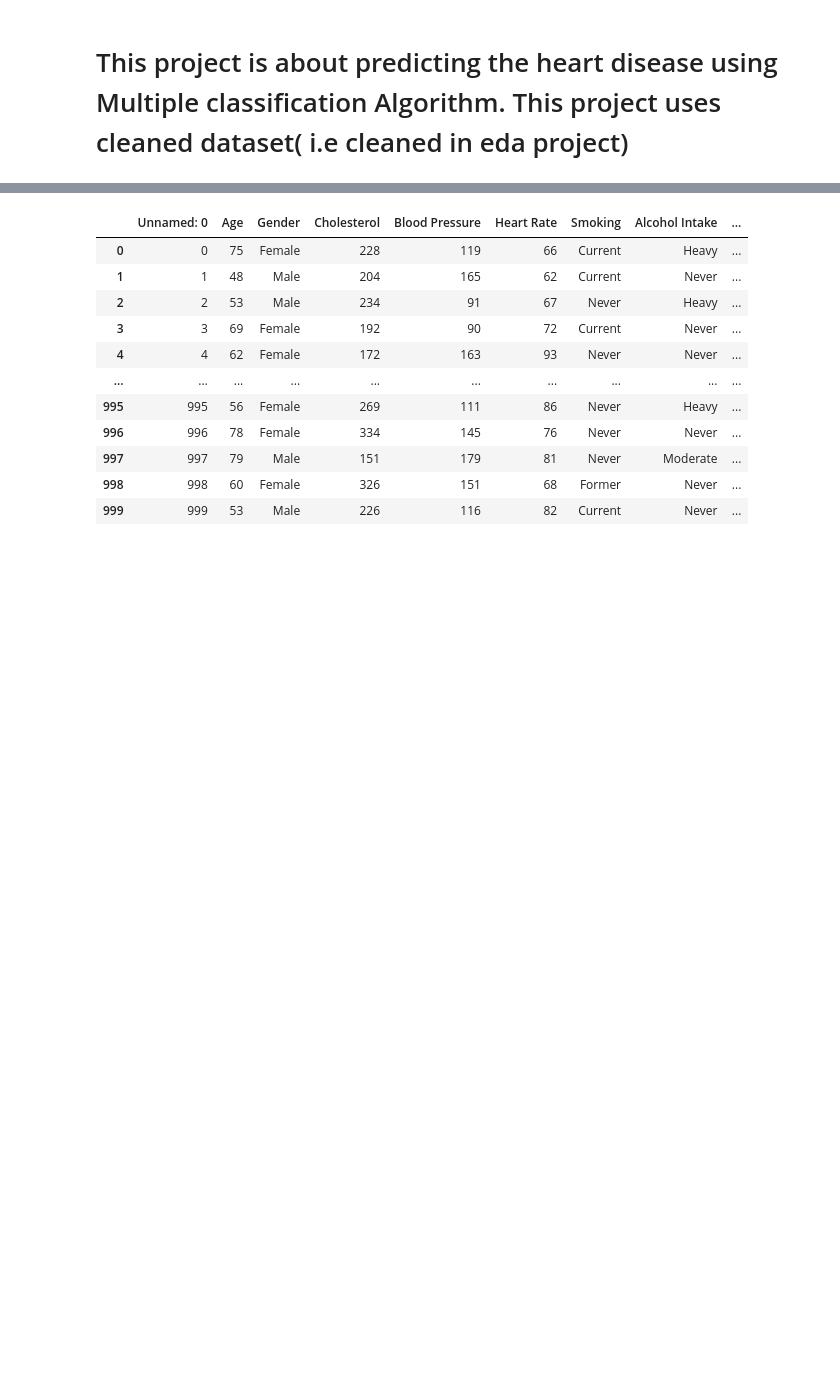
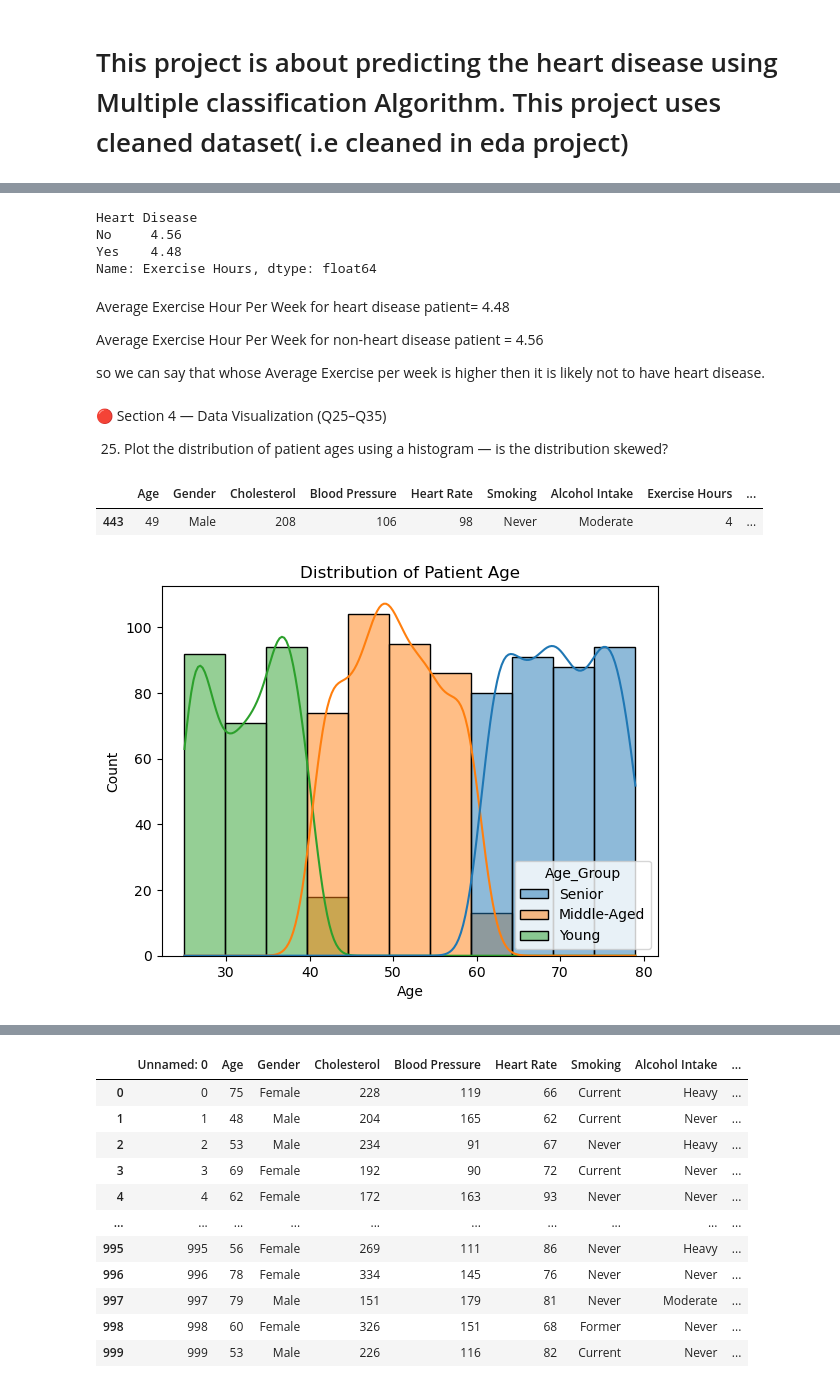
Before and after one commit to bikashsahani/heart-disease-prediction, a Jupyter notebook: heart_disease_prediction.ipynb, the cells around one changed output, grey strips where cells are left out. Drawn from its saved outputs; the diff is of its cells as text; code cells hidden in the pictures; blank space fills up the shorter version.

```diff
--- a/heart_disease_prediction.ipynb
+++ b/heart_disease_prediction.ipynb
@@ -5,0 +427,4 @@ import numpy as np
+# %%
+data = handle_outliers_with_median(data,'Cholesterol')
+data = handle_outliers_with_median(data,'Blood Sugar')
+data = handle_outliers_with_median(data,'Heart Rate')
@@ -5,0 +437,4 @@ import numpy as np
+# %%
+data.loc[((data['Age']>=25) & (data['Age']<=40)),'Age_Group'] = 'Young'
+data.loc[((data['Age']>=41) & (data['Age']<=60)),'Age_Group'] = 'Middle-Aged'
+data.loc[(data['Age']>=61) & (data['Age']<=79),'Age_Group'] = 'Senior'
@@ -5,0 +451,5 @@ import numpy as np
+# %%
+# data.loc[condition,'column_name'] = "catagory_name"
+data.loc[(data['Cholesterol']<200),'Cholesterol_Category'] = 'Normal'
+data.loc[(data['Cholesterol']>=200) & (data['Cholesterol']<=239), 'Cholesterol_Category'] = 'Borderline'
+data.loc[(data['Cholesterol']>=240),'Cholesterol_Category'] = 'High'
@@ -5,0 +466,4 @@ import numpy as np
+# %%
+data.loc[(data['Blood Pressure']<120),'BP_Category'] = 'Normal'
+data.loc[(data['Blood Pressure']>=120) & (data['Blood Pressure']<=129),'BP_Category'] = 'Elevated'
+data.loc[(data['Blood Pressure']>=130), 'BP_Category'] = 'High'
@@ -5,0 +617,17 @@ import numpy as np
+# %%
+data.groupby('Heart Disease')['Exercise Hours'].mean().round(2)
+# %% [output]
+Heart Disease
+No     4.56
+Yes    4.48
+Name: Exercise Hours, dtype: float64
+# %% [markdown]
+Average Exercise Hour Per Week for heart disease patient= 4.48
+
+Average Exercise Hour Per Week for non-heart disease patient = 4.56
+
+so we can say that whose Average Exercise per week is higher then it is likely not to have heart disease.
+# %% [markdown]
+🔴 Section 4 — Data Visualization (Q25–Q35)
+
+25. Plot the distribution of patient ages using a histogram — is the distribution skewed?
@@ -5,0 +637,16 @@ import numpy as np
+# %%
+data.sample()
+# %% [output]
+|  | Age | Gender | Cholesterol | Blood Pressure | Heart Rate | Smoking | Alcohol Intake | Exercise Hours | ... |
+| 443 | 49 | Male | 208 | 106 | 98 | Never | Moderate | 4 | ... |
+# %%
+sns.histplot(
+    data=data,
+    x='Age',
+    hue='Age_Group',
+    kde=True
+)
+plt.title("Distribution of Patient Age")
+plt.show()
+# %% [output]
+[figure, added]
```
Also changed, not shown: parts of 133 cells of this notebook.
